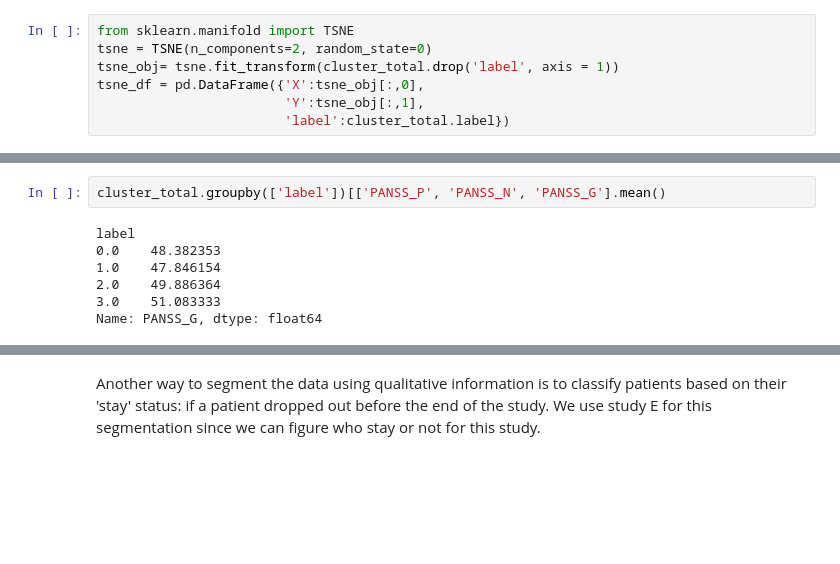
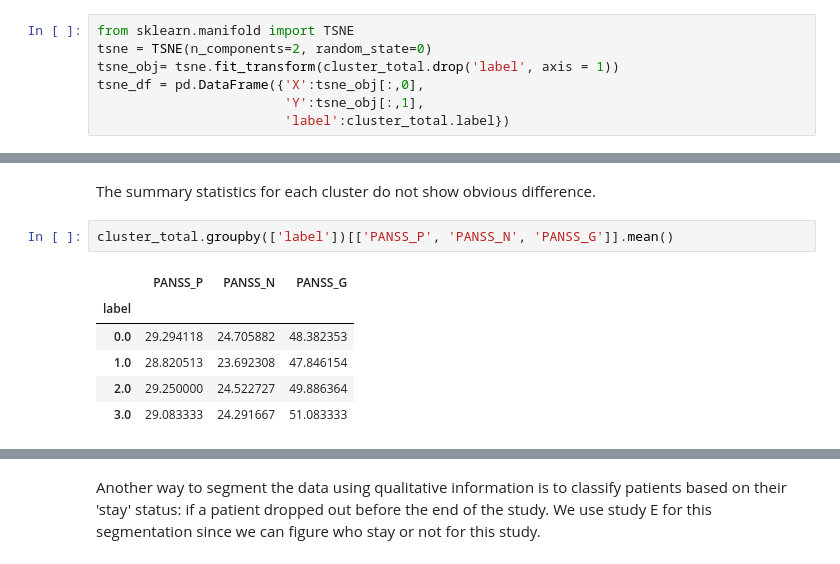
Before and after one commit to Jiao-Lai/Machine-Learning-Project---Clinical-Trials, a Jupyter notebook: MachineLearningProject.ipynb, the cells around one changed output, grey strips where cells are left out. Drawn from its saved outputs; the diff is of its cells as text; blank space fills up the shorter version.

```diff
--- a/MachineLearningProject.ipynb
+++ b/MachineLearningProject.ipynb
@@ -278,9 +282,11 @@ sns.scatterplot(x="X", y="Y",
+# %% [markdown]
+The summary statistics for each cluster do not show obvious difference.
 # %%
-cluster_total.groupby(['label'])[['PANSS_P', 'PANSS_N', 'PANSS_G'].mean()
+cluster_total.groupby(['label'])[['PANSS_P', 'PANSS_N', 'PANSS_G']].mean()
 # %% [output]
-label
-0.0    48.382353
-1.0    47.846154
-2.0    49.886364
-3.0    51.083333
-Name: PANSS_G, dtype: float64
+|  | PANSS_P | PANSS_N | PANSS_G |
+| label |  |  |  |
+| 0.0 | 29.294118 | 24.705882 | 48.382353 |
+| 1.0 | 28.820513 | 23.692308 | 47.846154 |
+| 2.0 | 29.250000 | 24.522727 | 49.886364 |
+| 3.0 | 29.083333 | 24.291667 | 51.083333 |
```
Also changed, not shown: parts of 19 cells of this notebook.
